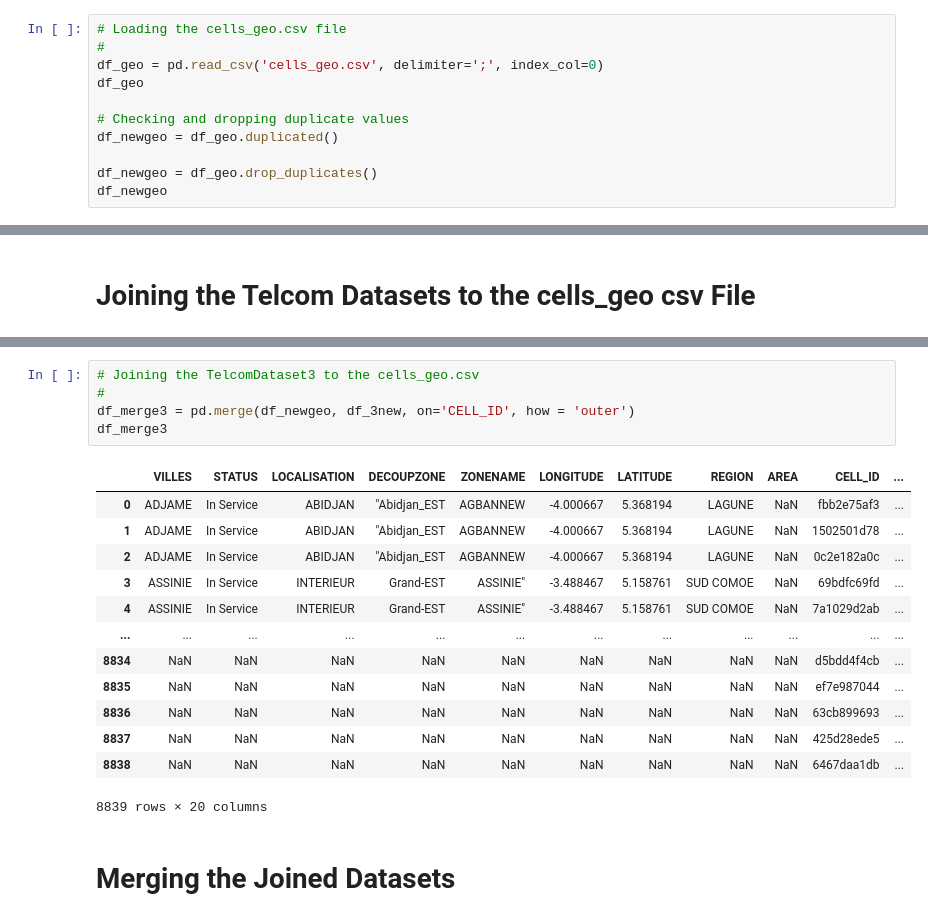
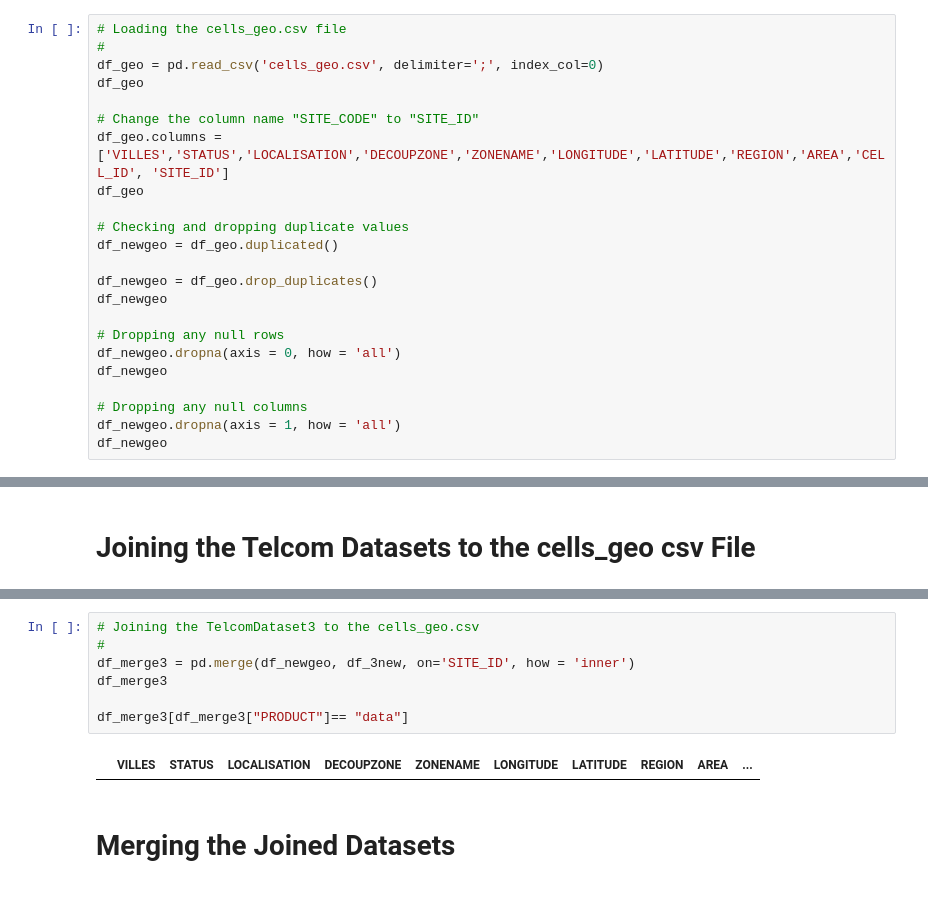
Before and after one commit to Shalyne-Waweru/Independent_Project-3, a Jupyter notebook: Moringa_Data_Science_Prep_W3_Independent_Project_2020_03_Shalyne_Waweru_Python_Notebook.ipynb, the cells around one changed output, grey strips where cells are left out. Cells and saved outputs as stored; diff of their text form.

```diff
--- a/Moringa_Data_Science_Prep_W3_Independent_Project_2020_03_Shalyne_Waweru_Python_Notebook.ipynb
+++ b/Moringa_Data_Science_Prep_W3_Independent_Project_2020_03_Shalyne_Waweru_Python_Notebook.ipynb
@@ -33,6 +33,10 @@ df
 # Loading the cells_geo.csv file
 #
 df_geo = pd.read_csv('cells_geo.csv', delimiter=';', index_col=0)
+df_geo
+
+# Change the column name "SITE_CODE" to "SITE_ID"
+df_geo.columns = ['VILLES','STATUS','LOCALISATION','DECOUPZONE','ZONENAME','LONGITUDE','LATITUDE','REGION','AREA','CELL_ID', 'SITE_ID']
 df_geo
 
 # Checking and dropping duplicate values
@@ -40,6 +44,14 @@ df_newgeo = df_geo.duplicated()
 
 df_newgeo = df_geo.drop_duplicates()
 df_newgeo
+
+# Dropping any null rows
+df_newgeo.dropna(axis = 0, how = 'all')
+df_newgeo
+
+# Dropping any null columns
+df_newgeo.dropna(axis = 1, how = 'all')
+df_newgeo
 # %% [output]
 |  | VILLES | STATUS | LOCALISATION | DECOUPZONE | ZONENAME | LONGITUDE | LATITUDE | REGION | AREA | CELL_ID | ... |
 | 0 | ADJAME | In Service | ABIDJAN | "Abidjan_EST | AGBANNEW | -4.000667 | 5.368194 | LAGUNE | NaN | fbb2e75af3 | ... |
@@ -201,22 +237,12 @@ df_merge2
 # %%
 # Joining the TelcomDataset3 to the cells_geo.csv
 #
-df_merge3 = pd.merge(df_newgeo, df_3new, on='CELL_ID', how = 'outer')
+df_merge3 = pd.merge(df_newgeo, df_3new, on='SITE_ID', how = 'inner')
 df_merge3
+
+df_merge3[df_merge3["PRODUCT"]== "data"]
 # %% [output]
-|  | VILLES | STATUS | LOCALISATION | DECOUPZONE | ZONENAME | LONGITUDE | LATITUDE | REGION | AREA | CELL_ID | ... |
-| 0 | ADJAME | In Service | ABIDJAN | "Abidjan_EST | AGBANNEW | -4.000667 | 5.368194 | LAGUNE | NaN | fbb2e75af3 | ... |
-| 1 | ADJAME | In Service | ABIDJAN | "Abidjan_EST | AGBANNEW | -4.000667 | 5.368194 | LAGUNE | NaN | 1502501d78 | ... |
-| 2 | ADJAME | In Service | ABIDJAN | "Abidjan_EST | AGBANNEW | -4.000667 | 5.368194 | LAGUNE | NaN | 0c2e182a0c | ... |
-| 3 | ASSINIE | In Service | INTERIEUR | Grand-EST | ASSINIE" | -3.488467 | 5.158761 | SUD COMOE | NaN | 69bdfc69fd | ... |
-| 4 | ASSINIE | In Service | INTERIEUR | Grand-EST | ASSINIE" | -3.488467 | 5.158761 | SUD COMOE | NaN | 7a1029d2ab | ... |
-| ... | ... | ... | ... | ... | ... | ... | ... | ... | ... | ... | ... |
-| 8834 | NaN | NaN | NaN | NaN | NaN | NaN | NaN | NaN | NaN | d5bdd4f4cb | ... |
-| 8835 | NaN | NaN | NaN | NaN | NaN | NaN | NaN | NaN | NaN | ef7e987044 | ... |
-| 8836 | NaN | NaN | NaN | NaN | NaN | NaN | NaN | NaN | NaN | 63cb899693 | ... |
-| 8837 | NaN | NaN | NaN | NaN | NaN | NaN | NaN | NaN | NaN | 425d28ede5 | ... |
-| 8838 | NaN | NaN | NaN | NaN | NaN | NaN | NaN | NaN | NaN | 6467daa1db | ... |
+|  | VILLES | STATUS | LOCALISATION | DECOUPZONE | ZONENAME | LONGITUDE | LATITUDE | REGION | AREA | ... |
-8839 rows × 20 columns
 # %% [markdown]
 # Merging the Joined Datasets
 # %%
```
Also changed, not shown: parts of 13 cells of this notebook.
